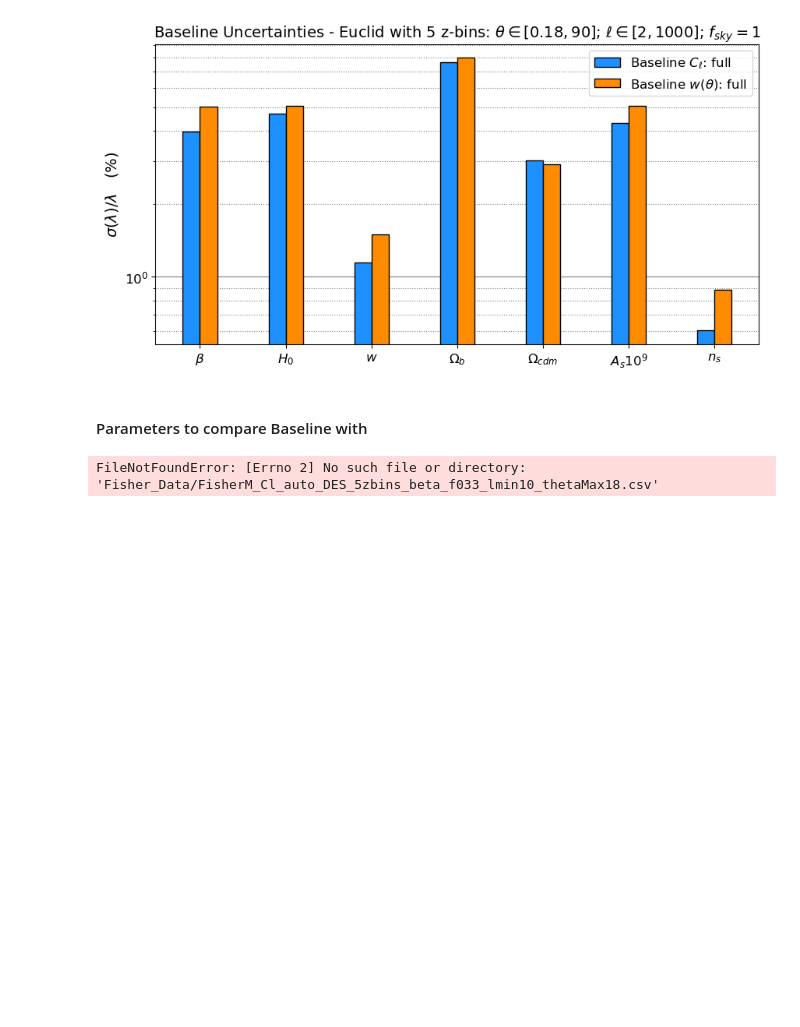
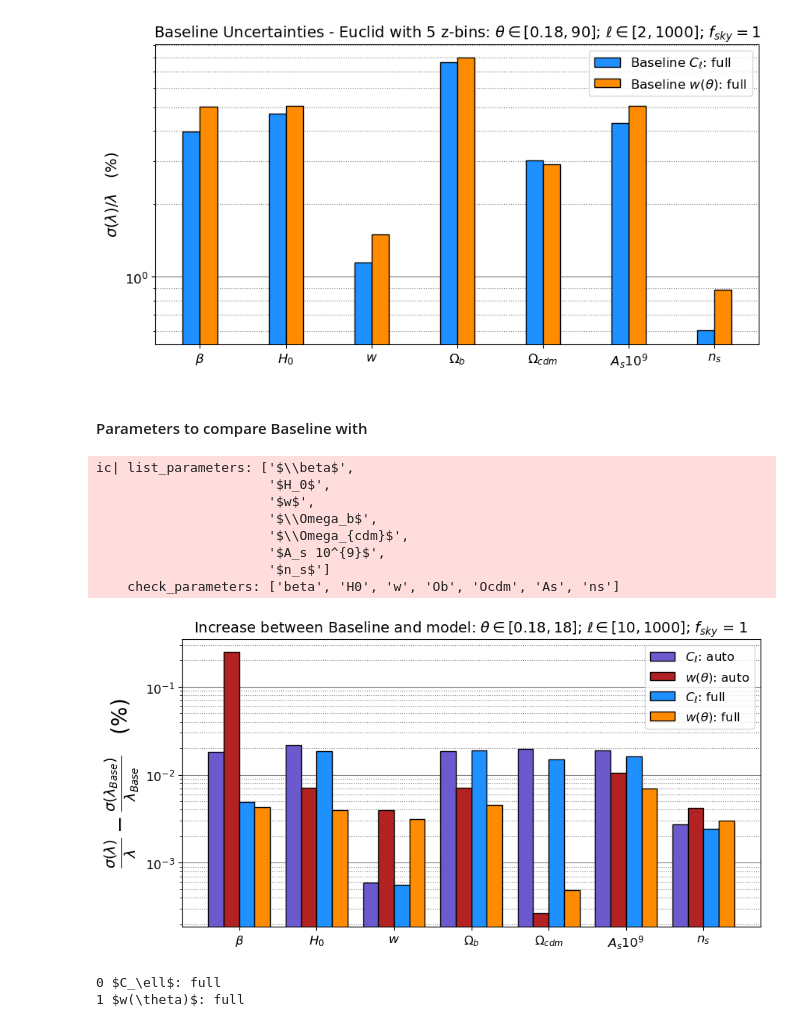
Before and after one commit to GreenTS27/Photo_Surveys-HI_IM-Fisher_Matrix, a Jupyter notebook: Fisher_Matrix_C_ell_vs_w_t.ipynb, the cells around one changed output. Cells and saved outputs as stored; diff of their text form; code cells hidden in the pictures; blank space fills up the shorter version.

```diff
--- a/Fisher_Matrix_C_ell_vs_w_t.ipynb
+++ b/Fisher_Matrix_C_ell_vs_w_t.ipynb
@@ -866,20 +870,21 @@ ic| list_parameters: ['$\\beta$',
 # %% [markdown]
 #### Parameters to compare Baseline with
 # %%
-f_sky, f_sky_str = 0.33, "033"
+f_sky, f_sky_str = 1.0, "10"
+# f_sky, f_sky_str = 0.33, "033"
 theta_max = 18
 l_min     = 10
 
 
-FIM_Cl_auto  = np.loadtxt(open(F"{folder_name}FisherM_Cl_auto_{ save_filename}_f{f_sky_str}_lmin{l_min}_thetaMax{theta_max}.csv", "rb"), delimiter=" ", skiprows=0)
-FIM_w_auto   = np.loadtxt(open(F"{folder_name}FisherM_w_auto_{  save_filename}_f{f_sky_str}_lmin{l_min}_thetaMax{theta_max}.csv", "rb"), delimiter=" ", skiprows=0)
-FIM_Cl_cross = np.loadtxt(open(F"{folder_name}FisherM_Cl_cross_{save_filename}_f{f_sky_str}_lmin{l_min}_thetaMax{theta_max}.csv", "rb"), delimiter=" ", skiprows=0)
-FIM_w_cross  = np.loadtxt(open(F"{folder_name}FisherM_w_cross_{ save_filename}_f{f_sky_str}_lmin{l_min}_thetaMax{theta_max}.csv", "rb"), delimiter=" ", skiprows=0)
+FIM_Cl_auto = np.loadtxt(open(F"{folder_name}FisherM_Cl_auto_{save_filename}_f{f_sky_str}_lmin{l_min}_thetaMax{theta_max}.csv", "rb"), delimiter=" ", skiprows=0)
+FIM_w_auto  = np.loadtxt(open(F"{folder_name}FisherM_w_auto_{ save_filename}_f{f_sky_str}_lmin{l_min}_thetaMax{theta_max}.csv", "rb"), delimiter=" ", skiprows=0)
+FIM_Cl_full = np.loadtxt(open(F"{folder_name}FisherM_Cl_full_{save_filename}_f{f_sky_str}_lmin{l_min}_thetaMax{theta_max}.csv", "rb"), delimiter=" ", skiprows=0)
+FIM_w_full  = np.loadtxt(open(F"{folder_name}FisherM_w_full_{ save_filename}_f{f_sky_str}_lmin{l_min}_thetaMax{theta_max}.csv", "rb"), delimiter=" ", skiprows=0)
 
 Inv_FIM_Cl_auto = np.linalg.inv( FIM_Cl_auto )
 Inv_FIM_w_auto  = np.linalg.inv( FIM_w_auto  )
-Inv_FIM_Cl_full = np.linalg.inv( FIM_Cl_cross)
-Inv_FIM_w_full  = np.linalg.inv( FIM_w_cross )
+Inv_FIM_Cl_full = np.linalg.inv( FIM_Cl_full)
+Inv_FIM_w_full  = np.linalg.inv( FIM_w_full )
 
 
 Title_plot = rf"Increase between Baseline and model: $\theta \in [{theta_min}, {theta_max:.3g}]$; $\ell \in [{l_min}, {l_max}]$; " + r"$f_{sky}$ = " + rf"{f_sky:.3g}"
@@ -916,46 +921,79 @@ array_Cl_auto = np.zeros( len(list_parameters) )
 array_w_auto  = np.zeros( len(list_parameters) )
 array_Cl_full = np.zeros( len(list_parameters) )
 array_w_full  = np.zeros( len(list_parameters) )
 for index_p, p in enumerate(parameters_vals):
     array_Cl_auto[index_p] = np.sqrt( Inv_FIM_Cl_auto [index_p,index_p] ) / np.abs(p) * 100   # Divide by value and multiply by 100 to get the uncertainty in percentage
     array_w_auto[index_p]  = np.sqrt( Inv_FIM_w_auto [index_p,index_p] )  / np.abs(p) * 100
     array_Cl_full[index_p] = np.sqrt( Inv_FIM_Cl_full [index_p,index_p] ) / np.abs(p) * 100
     array_w_full[index_p]  = np.sqrt( Inv_FIM_w_full [index_p,index_p] )  / np.abs(p) * 100
 
-
 Est_Result_dic[r"$C_\ell$: auto"]    = array_Cl_auto
-Est_Result_dic[r"$w(\theta)$: auto"]= array_w_auto
+Est_Result_dic[r"$w(\theta)$: auto"] = array_w_auto
 Est_Result_dic[r"$C_\ell$: full"]    = array_Cl_full
 Est_Result_dic[r"$w(\theta)$: full"] = array_w_full
 
-
 width=0.2
 Label_loc = np.arange(len(list_parameters))
-# arr_colors = ['#249140', '#244591', '#5d2491', '#24917d']
 
 counter = 0
 fig, ax = plt.subplots(figsize=(10,5))
 for index_key, key in enumerate(Est_Result_dic.keys()):
     offset = width * counter
-    # rects = ax.bar(Label_loc + offset, Cosm_param, width, label=Estimator, color=list_colors[counter])
-    rects = ax.bar(Label_loc + offset, Est_Result_dic[key]-Est_Result_dic_Base[list_Base_keys[index_key]], width, label=key, color=list_colors[counter], edgecolor="k")
+    rects = ax.bar(Label_loc + offset, Est_Result_dic[key]-Est_Result_dic_Base[list_Base_keys[index_key]], width,
+                   label=key, color=list_colors[counter], edgecolor="k")
     counter += 1
-
-# counter = 0
-# for Estimator, Cosm_param in Est_Result_dic_Base.items():
-#     offset = width * counter
-#     rects = ax.bar(Label_loc + offset, Cosm_param, width, label=Estimator, color=list_colors[counter], alpha=0.75, edgecolor="k")
-#     counter += 1
-
-
 
 ax.set_ylabel(r'$\frac{\sigma(\lambda)}{\lambda} - \frac{\sigma(\lambda_{Base})}{\lambda_{Base}}  \quad (\%)$', fontsize=20)
 ax.set_title( f'{Title_plot}', fontsize=14)
 ax.set_xticks(Label_loc + 1.5*width, list_parameters, rotation=0)
 ax.set_yscale("log")
 ax.set_axisbelow(True)
-ax.yaxis.grid(color='gray', linestyle='dashed')
+ax.yaxis.grid(color='grey', linestyle='solid', which="major")
+ax.yaxis.grid(color='gray', linestyle="dotted", which="minor")
 plt.legend()
 plt.show()
+
+
+
+########################## Plotting only Full correlations ##############################
+
+Est_Result_dic_full = { }
+Est_Result_dic_full[r"$C_\ell$: full"]    = array_Cl_full
+Est_Result_dic_full[r"$w(\theta)$: full"] = array_w_full
+
+
+fig, ax = plt.subplots(figsize=(10,5))
+list_colors_full = ["dodgerblue", "darkorange" ]
+
+counter = 0
+# for key in list_Base_keys_full:
+for index_key, key in enumerate(Est_Result_dic_full.keys()):
+    print(index_key, key)
+    offset = width * counter
+    rects = ax.bar(Label_loc + offset, Est_Result_dic_full[key]-Est_Result_dic_Base_full[list_Base_keys_full[index_key]], width,
+                   label=key, color=list_colors_full[counter], edgecolor="k")
+    counter += 1
+
+ax.set_ylabel(r'$\sigma(\lambda) / \lambda \quad (\%)$')
+ax.set_title( f'{Title_plot}', fontsize=14)
+ax.set_xticks(Label_loc + 0.5*width, list_parameters, rotation=0)
+ax.set_yscale("log")
+plt.legend()
+
+ax.set_axisbelow(True)
+ax.yaxis.grid(color='grey', linestyle='solid', which="major")
+ax.yaxis.grid(color='gray', linestyle="dotted", which="minor")
+
+plt.show()
 # %% [output]
-FileNotFoundError: [Errno 2] No such file or directory: 'Fisher_Data/FisherM_Cl_auto_DES_5zbins_beta_f033_lmin10_thetaMax18.csv'
+ic| list_parameters: ['$\\beta$',
+                      '$H_0$',
+                      '$w$',
+                      '$\\Omega_b$',
+                      '$\\Omega_{cdm}$',
+                      '$A_s 10^{9}$',
+                      '$n_s$']
+    check_parameters: ['beta', 'H0', 'w', 'Ob', 'Ocdm', 'As', 'ns']
+[figure, added]
+0 $C_\ell$: full
+1 $w(\theta)$: full
```
Also changed, not shown: parts of 20 cells of this notebook.
